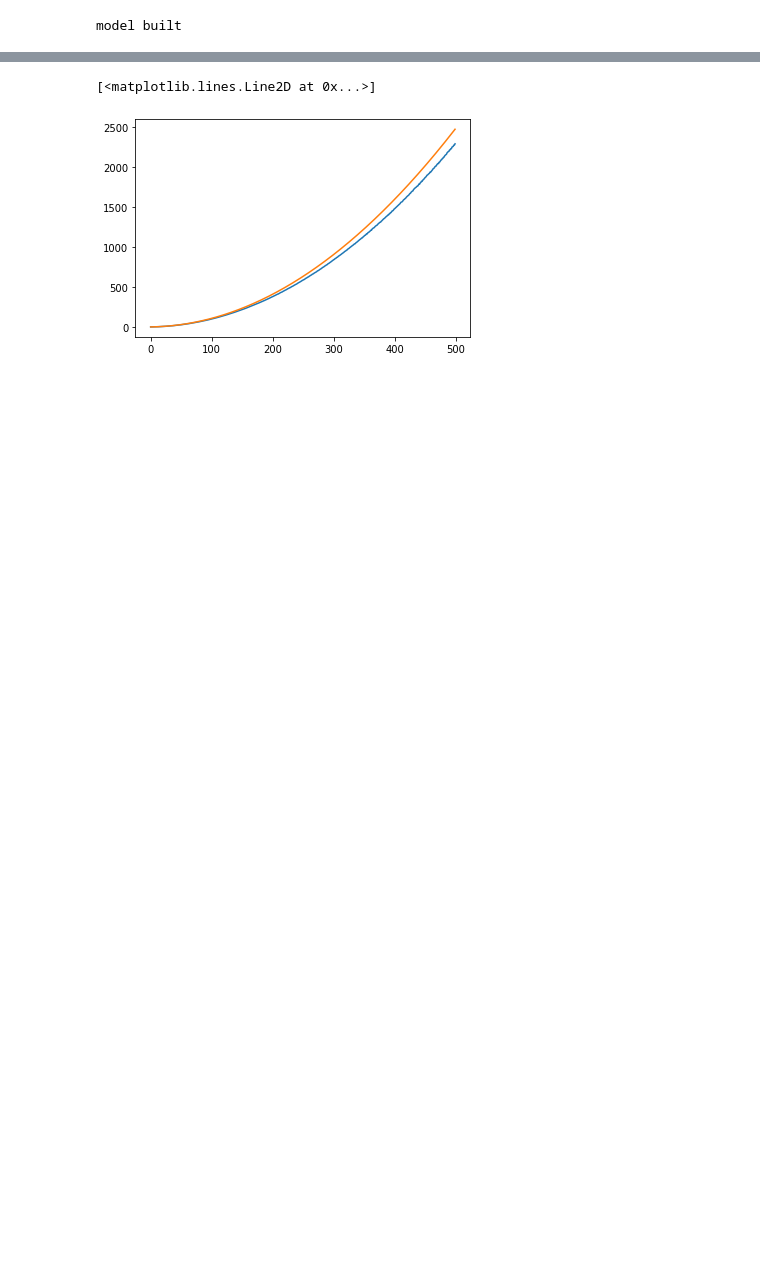
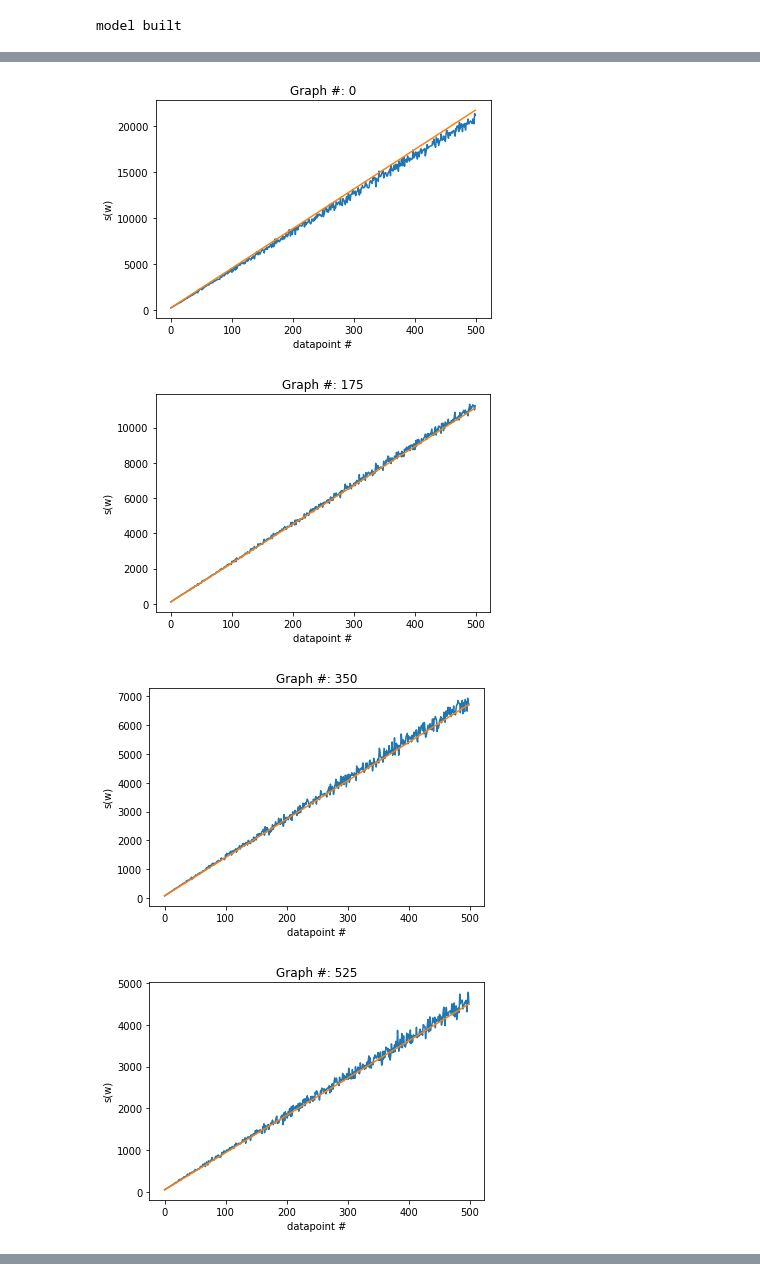
Before and after one commit to Upadhyaya-Group/ml_qubit, a Jupyter notebook: LSTM_mk3.ipynb, the cells around one changed output, grey strips where cells are left out. Cells and saved outputs as stored; diff of their text form; code cells hidden in the pictures; blank space fills up the shorter version.

Commit message:
Successful training of individual p values

```diff
--- a/LSTM_mk3.ipynb
+++ b/LSTM_mk3.ipynb
@@ -179,6 +216,4 @@ loss:
 # %%
-opt = tf.keras.optimizers.Adam(learning_rate=1.5e-4);
+opt = tf.keras.optimizers.Adam(learning_rate=5e-6);
 
 model.compile(loss=loss_fn,optimizer=opt,metrics=['accuracy']);
-# %%
-model.fit(x_train,y_train,epochs=15,validation_data=(x_test,y_test), batch_size=10);
@@ -219,3 +236,6 @@ Trainable params: 1,505,000
 Non-trainable params: 0
 _________________________________________________________________
 None
+# %%
+num_epochs = 30;
+model.fit(x_train,y_train,epochs=num_epochs,validation_data=(x_test,y_test), batch_size=10);
@@ -221,0 +275,5 @@ None
+# %%
+model = tf.keras.models.load_model('saved_model/LSTM_mk3');
+
+
+loadData();
@@ -222,14 +297,23 @@ None
 # %%
 predictions = model(x_test);
 # %%
-graphnum = 35;
 
-first_graph = predictions[graphnum];
-print(predictions.shape);
 
-x = np.linspace(0,500,500);
-print(x.shape)
+for graphnum in range(0,predictions.shape[0],int(predictions.shape[0]/30)):
+    pyplot.title(f"Graph #: {graphnum}")
+    pyplot.xlabel(f"datapoint #");
+    pyplot.ylabel(f"s(w)");
 
-pyplot.plot(first_graph);
-pyplot.plot(y_test[graphnum])
+    first_graph = predictions[graphnum];
+
+    x = np.linspace(0,500,500);
+
+
+    pyplot.plot(first_graph);
+    pyplot.plot(y_test[graphnum])
+    pyplot.figure();
 # %% [output]
+[figure, new version]
+[figure, added]
+[figure, added]
+[figure, added]
@@ -238,5 +327,3 @@ pyplot.plot(y_test[graphnum])
-[<matplotlib.lines.Line2D at 0x...>]
-[figure, old version]
 # %%
 print(first_graph)
 # %% [output]
```
Also changed, not shown: parts of 21 cells of this notebook, 16 other files.
